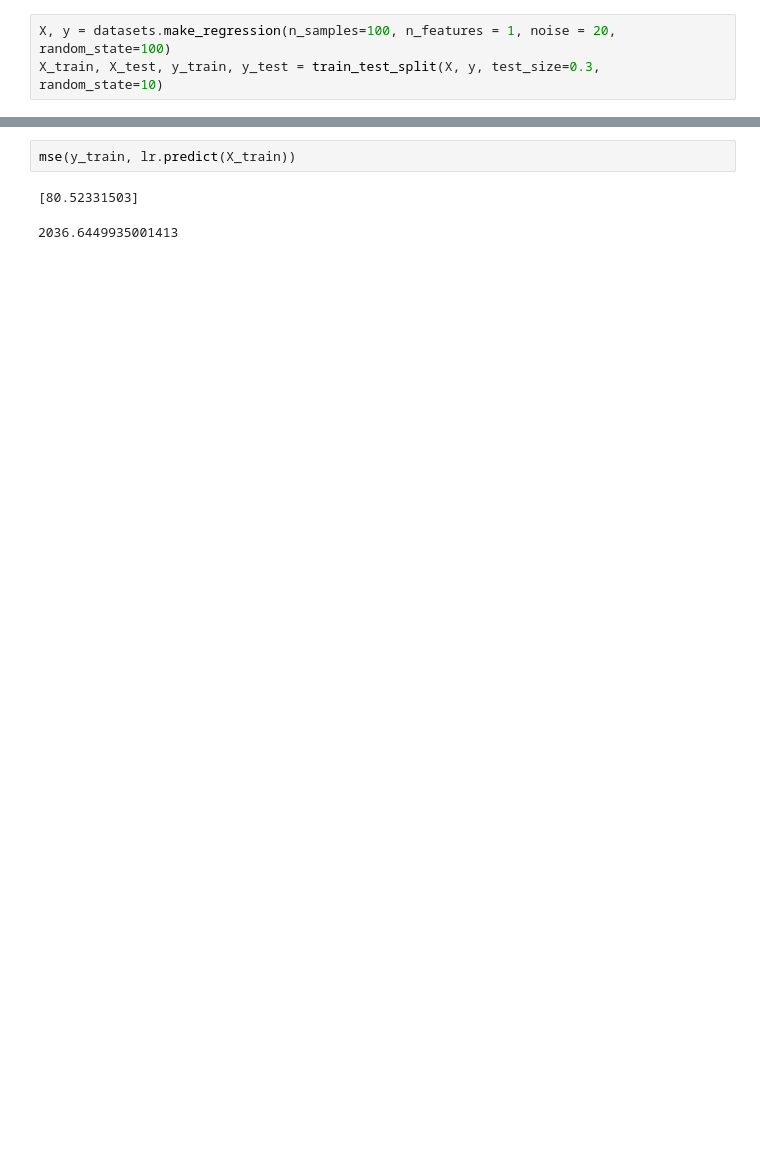
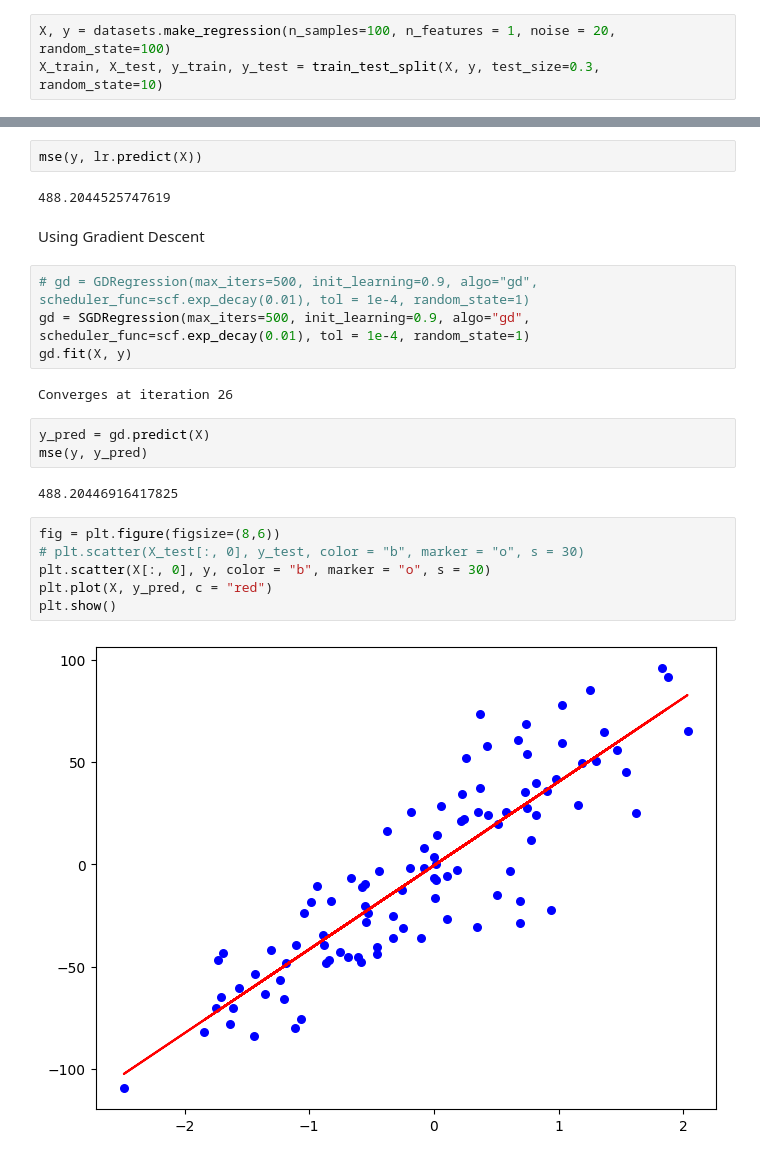
Before and after one commit to Dense18/PythonML, a Jupyter notebook: test_lr.ipynb, the cells around one changed output, grey strips where cells are left out. Drawn from its saved outputs; the diff is of its cells as text; blank space fills up the shorter version.

```diff
--- a/test_lr.ipynb
+++ b/test_lr.ipynb
@@ -31,5 +31,25 @@ lr.bias
 # %%
-mse(y_train, lr.predict(X_train))
+mse(y, lr.predict(X))
 # %% [output]
-[80.52331503]
+488.2044525747619
-2036.6449935001413
+# %% [markdown]
+Using Gradient Descent
+# %%
+# gd = GDRegression(max_iters=500, init_learning=0.9, algo="gd", scheduler_func=scf.exp_decay(0.01), tol = 1e-4, random_state=1)
+gd = SGDRegression(max_iters=500, init_learning=0.9, algo="gd", scheduler_func=scf.exp_decay(0.01), tol = 1e-4, random_state=1)
+gd.fit(X, y)
+# %% [output]
+Converges at iteration 26
+# %%
+y_pred = gd.predict(X)
+mse(y, y_pred)
+# %% [output]
+488.20446916417825
+# %%
+fig = plt.figure(figsize=(8,6))
+# plt.scatter(X_test[:, 0], y_test, color = "b", marker = "o", s = 30)
+plt.scatter(X[:, 0], y, color = "b", marker = "o", s = 30)
+plt.plot(X, y_pred, c = "red")
+plt.show()
+# %% [output]
+[figure, added]
```
Also changed, not shown: parts of 5 cells of this notebook, 3 other files.
